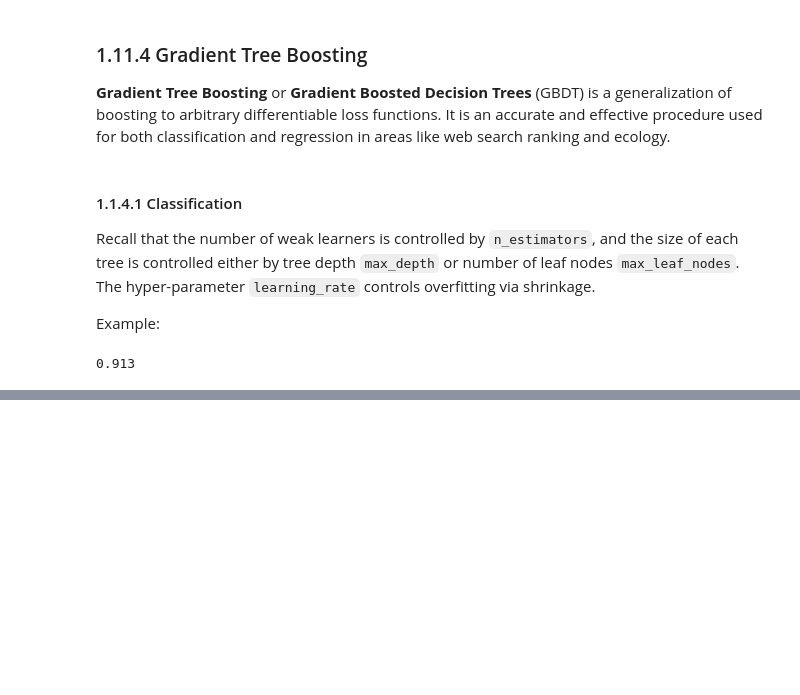
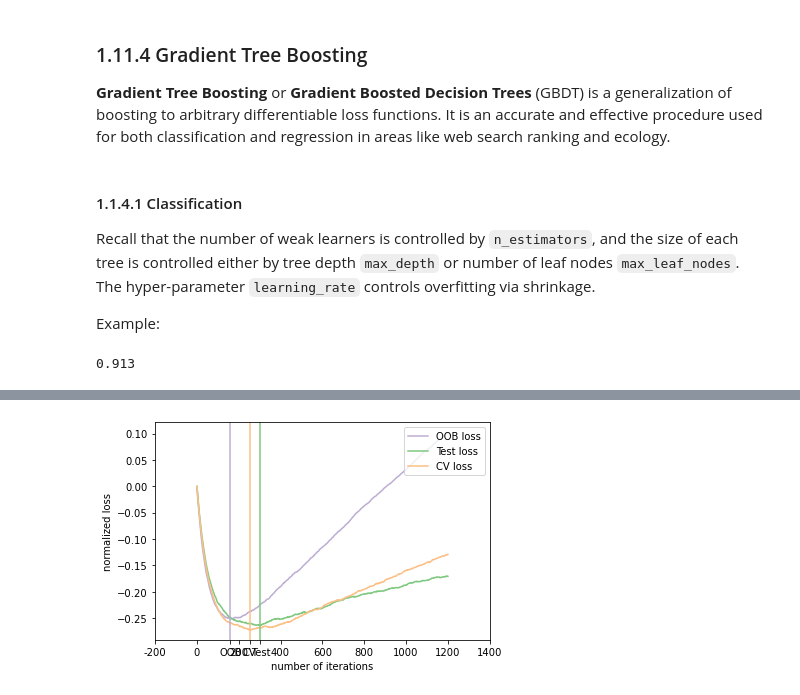
Before and after one commit to sfreagin/sklearn_notes, a Jupyter notebook: 1.11_ensemble_methods.ipynb, the cells around one changed output, grey strips where cells are left out. Drawn from its saved outputs; the diff is of its cells as text; code cells hidden in the pictures; blank space fills up the shorter version.

```diff
--- a/1.11_ensemble_methods.ipynb
+++ b/1.11_ensemble_methods.ipynb
@@ -770,0 +904,11 @@ clf.score(X_test, y_test)
+# %%
+#fit classifier with OOB estimates
+params = {"n_estimators": 1200, "max_depth": 3,
+    "subsample": 0.5, "learning_rate": 0.01,
+    "min_samples_leaf": 1, "random_state": 3,}
+
+clf = ensemble.GradientBoostingClassifier(**params)
+clf.fit(X_train, y_train)
+
+acc = clf.score(X_test, y_test)
+print(f"Accuracy: {acc}")
@@ -770,0 +917,76 @@ clf.score(X_test, y_test)
+# %%
+#copypasta
+n_estimators = params["n_estimators"]
+x = np.arange(n_estimators) + 1
+
+
+def heldout_score(clf, X_test, y_test):
+    """compute deviance scores on ``X_test`` and ``y_test``."""
+    score = np.zeros((n_estimators,), dtype=np.float64)
+    for i, y_pred in enumerate(clf.staged_decision_function(X_test)):
+        score[i] = clf.loss_(y_test, y_pred)
+    return score
+
+
+def cv_estimate(n_splits=None):
+    cv = KFold(n_splits=n_splits)
+    cv_clf = ensemble.GradientBoostingClassifier(**params)
+    val_scores = np.zeros((n_estimators,), dtype=np.float64)
+    for train, test in cv.split(X_train, y_train):
+        cv_clf.fit(X_train[train], y_train[train])
+        val_scores += heldout_score(cv_clf, X_train[test], y_train[test])
+    val_scores /= n_splits
+    return val_scores
+
+
+# Estimate best n_estimator using cross-validation
+cv_score = cv_estimate(3)
+
+# Compute best n_estimator for test data
+test_score = heldout_score(clf, X_test, y_test)
+
+# negative cumulative sum of oob improvements
+cumsum = -np.cumsum(clf.oob_improvement_)
+
+# min loss according to OOB
+oob_best_iter = x[np.argmin(cumsum)]
+
+# min loss according to test (normalize such that first loss is 0)
+test_score -= test_score[0]
+test_best_iter = x[np.argmin(test_score)]
+
+# min loss according to cv (normalize such that first loss is 0)
+cv_score -= cv_score[0]
+cv_best_iter = x[np.argmin(cv_score)]
+
+# color brew for the three curves
+oob_color = list(map(lambda x: x / 256.0, (190, 174, 212)))
+test_color = list(map(lambda x: x / 256.0, (127, 201, 127)))
+cv_color = list(map(lambda x: x / 256.0, (253, 192, 134)))
+
+# plot curves and vertical lines for best iterations
+plt.plot(x, cumsum, label="OOB loss", color=oob_color)
+plt.plot(x, test_score, label="Test loss", color=test_color)
+plt.plot(x, cv_score, label="CV loss", color=cv_color)
+plt.axvline(x=oob_best_iter, color=oob_color)
+plt.axvline(x=test_best_iter, color=test_color)
+plt.axvline(x=cv_best_iter, color=cv_color)
+
+# add three vertical lines to xticks
+xticks = plt.xticks()
+xticks_pos = np.array(
+    xticks[0].tolist() + [oob_best_iter, cv_best_iter, test_best_iter]
+)
+xticks_label = np.array(list(map(lambda t: int(t), xticks[0])) + ["OOB", "CV", "Test"])
+ind = np.argsort(xticks_pos)
+xticks_pos = xticks_pos[ind]
+xticks_label = xticks_label[ind]
+plt.xticks(xticks_pos, xticks_label)
+
+plt.legend(loc="upper right")
+plt.ylabel("normalized loss")
+plt.xlabel("number of iterations")
+
+plt.show()
+# %% [output]
+[figure, added]
```
Also changed, not shown: parts of 23 cells of this notebook, 1 other file.
